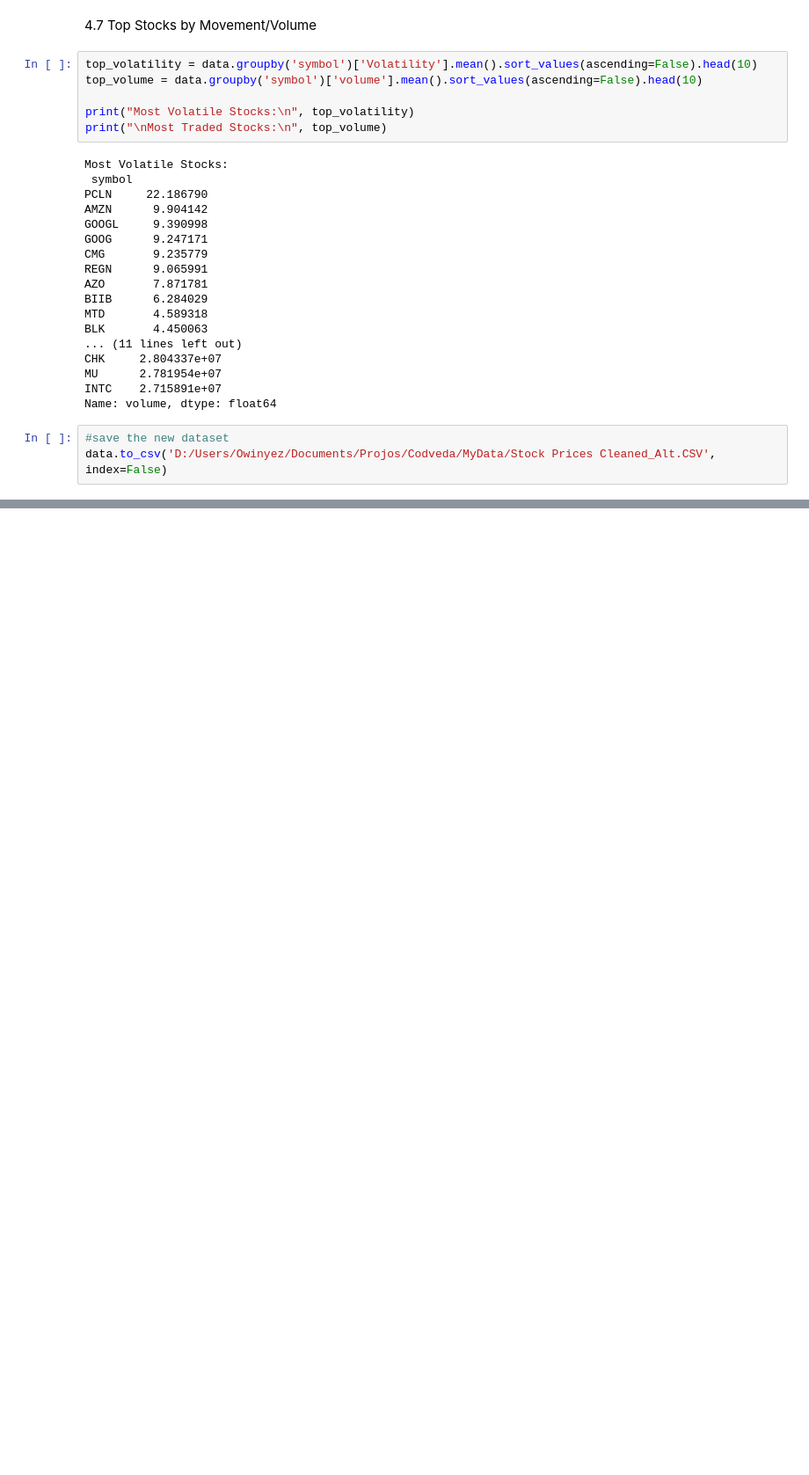
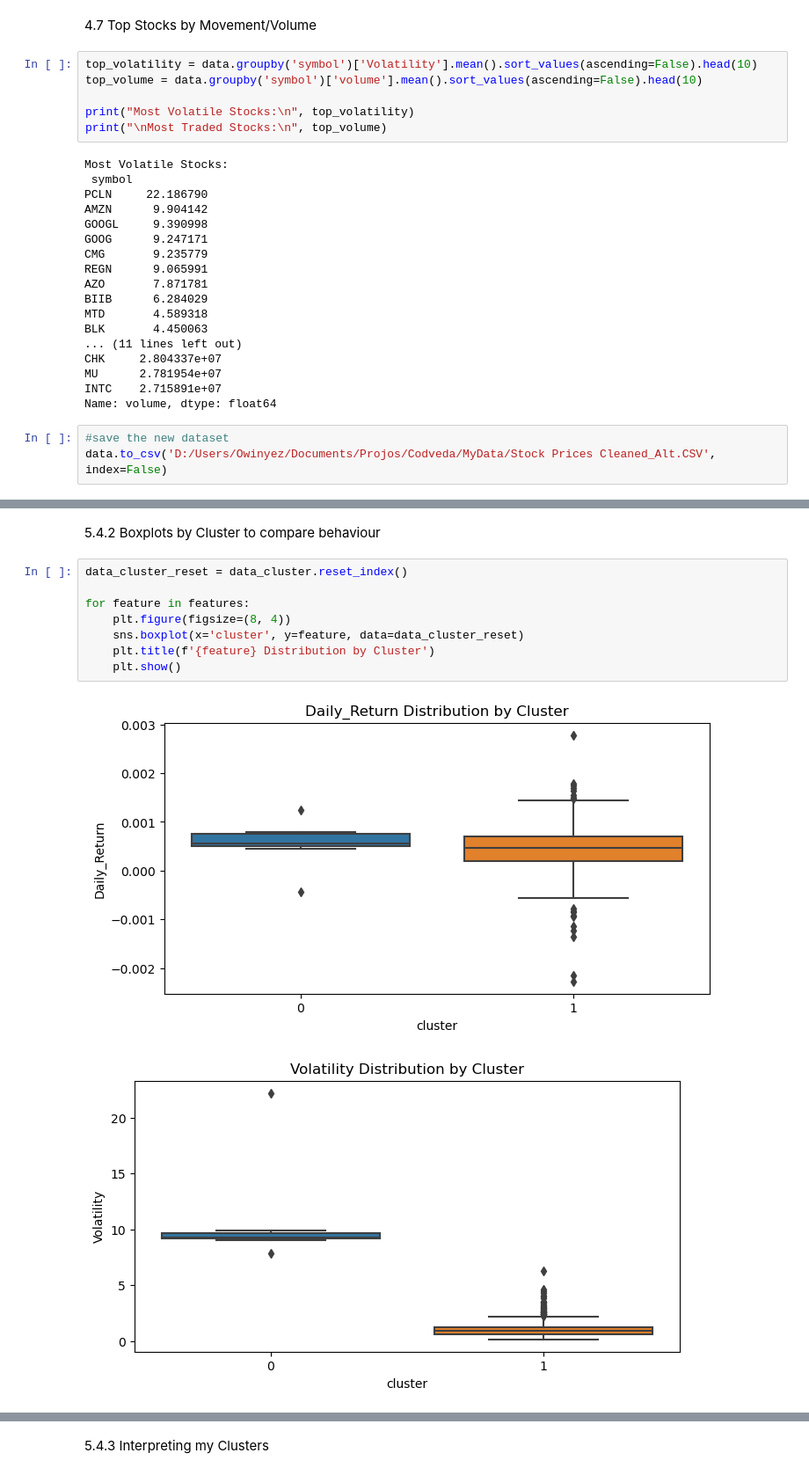
Before and after one commit to S-Owiti/Market-Movement-Analysis-Clustering-Forecasting-Stock-Price-Behavior, a Jupyter notebook: Codveda.ipynb, the cells around one changed output, grey strips where cells are left out. Shown at 88% size. Drawn from its saved outputs; the diff is of its cells as text; blank space fills up the shorter version.

```diff
--- a/Codveda.ipynb
+++ b/Codveda.ipynb
@@ -692,0 +844,13 @@ data.to_csv('D:/Users/Owinyez/Documents/Projos/Codveda/MyData/Stock Prices Clean
+# %% [markdown]
+5.4.2 Boxplots by Cluster to compare behaviour
+# %%
+data_cluster_reset = data_cluster.reset_index()
+
+for feature in features:
+    plt.figure(figsize=(8, 4))
+    sns.boxplot(x='cluster', y=feature, data=data_cluster_reset)
+    plt.title(f'{feature} Distribution by Cluster')
+    plt.show()
+# %% [output]
+[figure, added]
+[figure, added]
@@ -692,0 +858,2 @@ data.to_csv('D:/Users/Owinyez/Documents/Projos/Codveda/MyData/Stock Prices Clean
+# %% [markdown]
+5.4.3 Interpreting my Clusters
```
Also changed, not shown: parts of 67 cells of this notebook.
